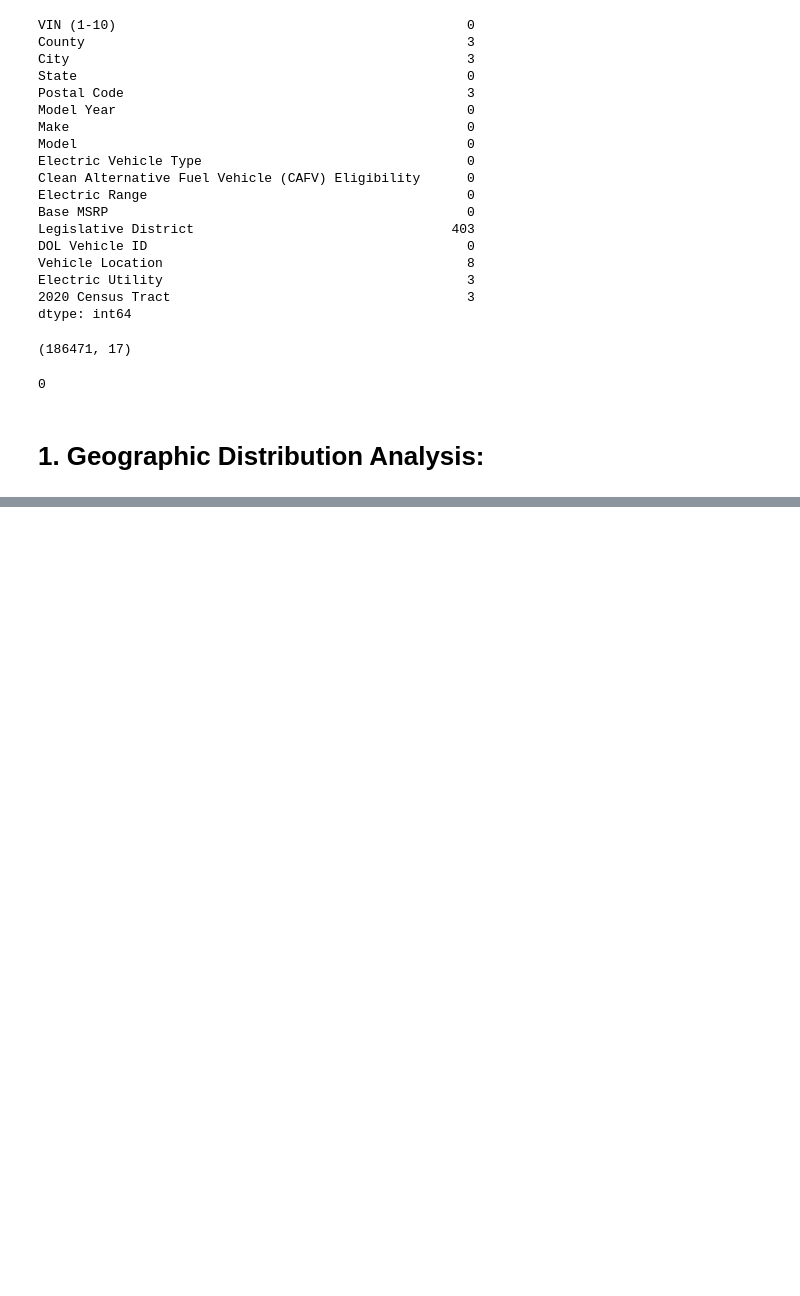
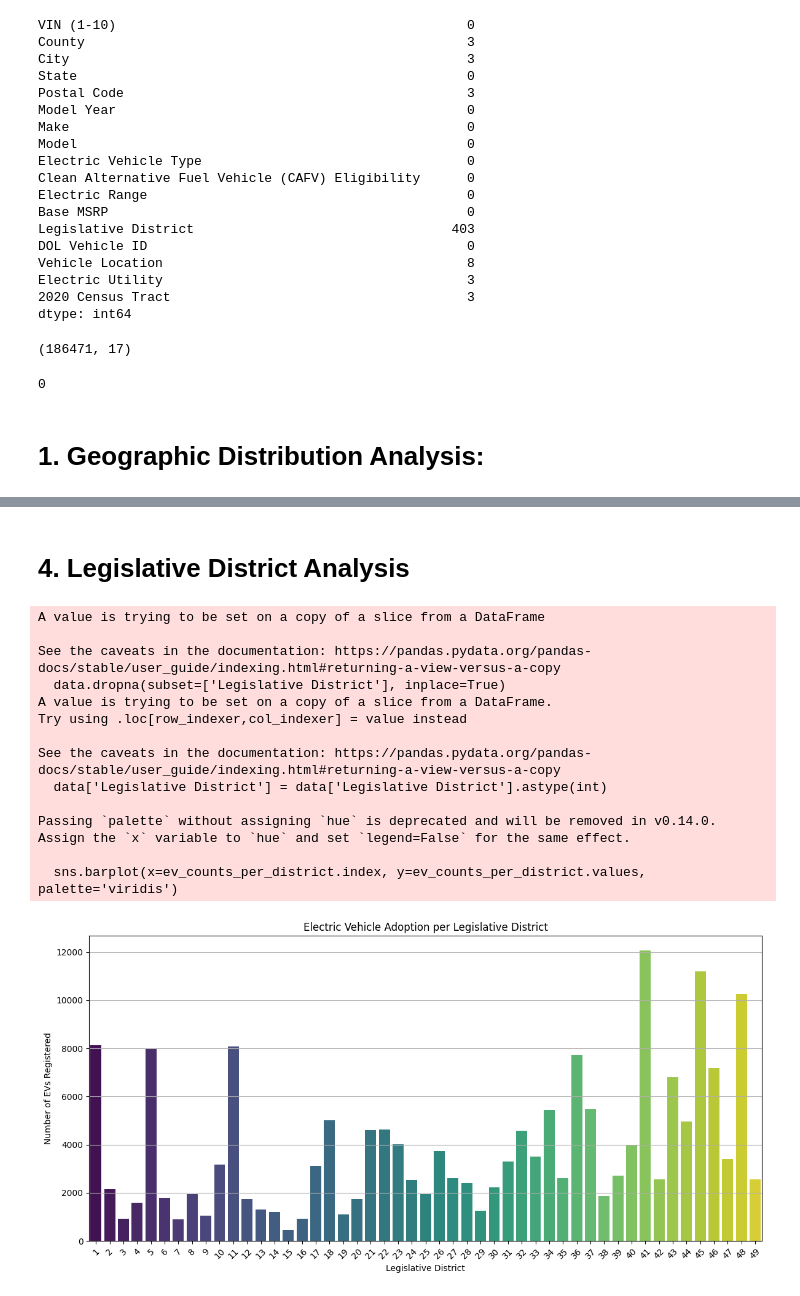
Before and after one commit to GDharan10/Project9_HorseRacePrediction, a Jupyter notebook: ElectricVehicleAnalysis_WA.ipynb, the cells around one changed output, grey strips where cells are left out. Saved outputs shown, nothing was run; the diff lists cells and outputs as text; code cells hidden in the pictures; blank space fills up the shorter version.

```diff
--- a/ElectricVehicleAnalysis_WA.ipynb
+++ b/ElectricVehicleAnalysis_WA.ipynb
@@ -122,0 +236,61 @@ df.duplicated().sum()
+# %% [markdown]
+# **4. Legislative District Analysis**
+# %%
+import pandas as pd
+import matplotlib.pyplot as plt
+import seaborn as sns
+
+# Load your dataset (replace 'file_path.csv' with your actual file path)
+df = pd.read_csv('/content/drive/MyDrive/Task/Electric Vehicle Dataset Analysis - WA/Electric_Vehicle_Population_Data.csv')
+
+# Select relevant columns for analysis
+data = df[['Legislative District', 'Electric Vehicle Type', 'Electric Range', 'Base MSRP', 'Clean Alternative Fuel Vehicle (CAFV) Eligibility']]
+
+# Clean data: Handle missing values if any
+data.dropna(subset=['Legislative District'], inplace=True)
+
+# Convert Legislative District to integer type (if not already)
+data['Legislative District'] = data['Legislative District'].astype(int)
+
+# Analysis: Calculate EV adoption rates per legislative district
+ev_counts_per_district = data['Legislative District'].value_counts().sort_index()
+
+# Visualize adoption rates across districts
+plt.figure(figsize=(12, 6))
+sns.barplot(x=ev_counts_per_district.index, y=ev_counts_per_district.values, palette='viridis')
+plt.title('Electric Vehicle Adoption per Legislative District')
+plt.xlabel('Legislative District')
+plt.ylabel('Number of EVs Registered')
+plt.xticks(rotation=45)
+plt.grid(axis='y')
+plt.tight_layout()
+plt.show()
+
+# Explore correlations with policy data and socioeconomic factors
+# Example: Scatter plot of Electric Range vs. Base MSRP
+plt.figure(figsize=(8, 6))
+sns.scatterplot(x='Electric Range', y='Base MSRP', data=data, hue='Clean Alternative Fuel Vehicle (CAFV) Eligibility', palette='coolwarm', alpha=0.8)
+plt.title('Electric Range vs. Base MSRP')
+plt.xlabel('Electric Range (miles)')
+plt.ylabel('Base MSRP ($)')
+plt.legend(title='CAFV Eligibility', bbox_to_anchor=(1.05, 1), loc='upper left')
+plt.grid(True)
+plt.tight_layout()
+plt.show()
+
+# Further analysis as per your specific data and hypotheses
+# %% [output]
+A value is trying to be set on a copy of a slice from a DataFrame
+
+See the caveats in the documentation: https://pandas.pydata.org/pandas-docs/stable/user_guide/indexing.html#returning-a-view-versus-a-copy
+  data.dropna(subset=['Legislative District'], inplace=True)
+A value is trying to be set on a copy of a slice from a DataFrame.
+Try using .loc[row_indexer,col_indexer] = value instead
+
+See the caveats in the documentation: https://pandas.pydata.org/pandas-docs/stable/user_guide/indexing.html#returning-a-view-versus-a-copy
+  data['Legislative District'] = data['Legislative District'].astype(int)
+
+Passing `palette` without assigning `hue` is deprecated and will be removed in v0.14.0. Assign the `x` variable to `hue` and set `legend=False` for the same effect.
+
+  sns.barplot(x=ev_counts_per_district.index, y=ev_counts_per_district.values, palette='viridis')
+[figure, added]
```
Also changed, not shown: parts of 11 cells of this notebook.
